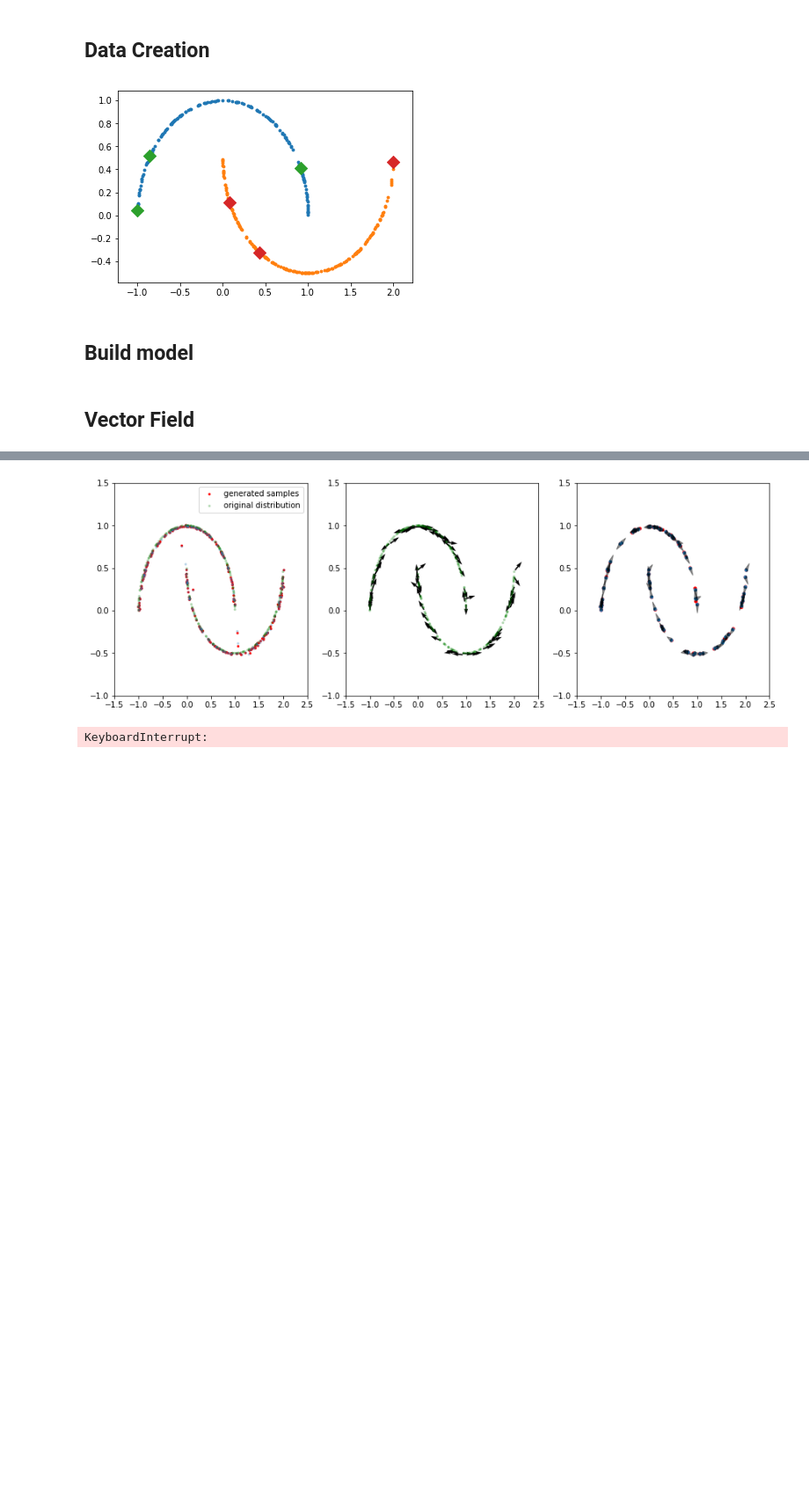
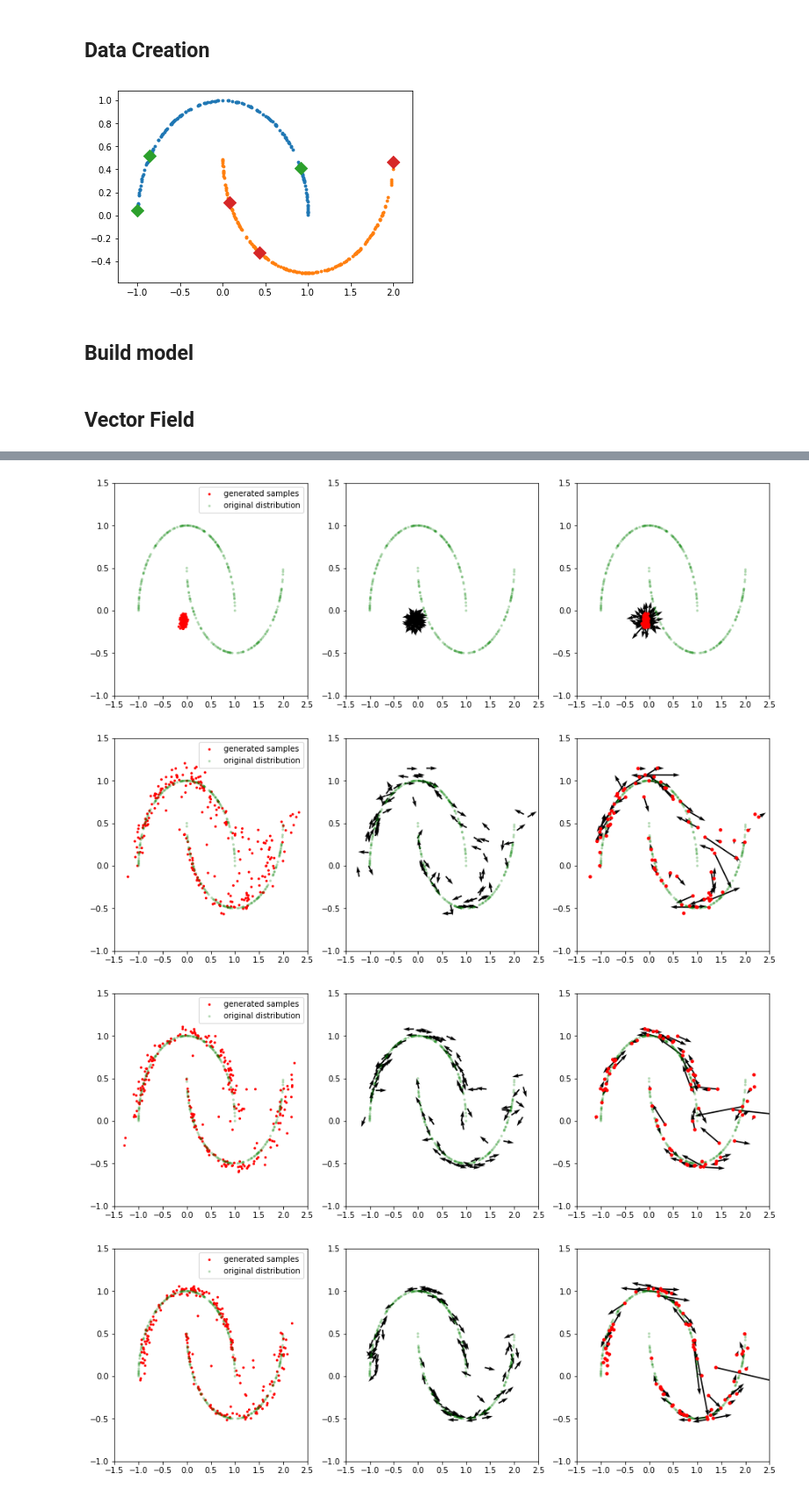
Before and after one commit to bruno-31/toy_ssl, a Jupyter notebook: gan-ssl.ipynb, the cells around one changed output, grey strips where cells are left out. Shown at 88% size. Drawn from its saved outputs; the diff is of its cells as text; code cells hidden in the pictures; blank space fills up the shorter version.

```diff
--- a/gan-ssl.ipynb
+++ b/gan-ssl.ipynb
@@ -52,7 +52,7 @@ params = dict(
     beta1=0.5,
     epoch=1200,
     epsilon=1e-8,
-    max_iter=20000,
+    max_iter=3000,
     viz_every=1000,
     z_dim=128,
     x_dim=2,
@@ -163,5 +163,9 @@ with tf.control_dependencies([g for (g, v) in apply_vec]):
 # %%
 perturb = tf.random_normal([params['batch_size'],params['z_dim']], mean=0, stddev=1)
 perturb = tf.nn.l2_normalize(perturb, dim=[1])
-z_pert = noise + 1e-1* perturb
+z_pert = noise + 1e-3* perturb
 samples_perturb = generator(z_pert, output_dim=params['x_dim'], reuse=True)
+
+#to get ops on a loaded meta graph
+samples_perturb = tf.identity(samples_perturb,name='sample_perturb')
+samples = tf.identity(samples,name='samples')
@@ -179,68 +183,43 @@ viz_every = params['viz_every']
 n_quiver = 80
 
 yy = np.vstack([sess.run(data) for _ in range(n_batches_viz)])
 
 for i in tqdm(range(params['max_iter']+1)):
     f, _= sess.run([[loss], train_op])
 
     fs.append(f)
     if (i) % viz_every == 0:
-        gen_samples, gen_samples_pert = sess.run([samples,samples_perturb])
-#         np_samples.append(gen_samples)
-#         gen_samples_pert = np.vstack([sess.run(samples_perturb) for _ in range(n_batches_viz)])
-#         np_samples.append(gen_samples_pert)
-#         xx, yy = sess.run([samples, data])
-
-        xx = gen_samples
-        zz = gen_samples_pert
-#         fig = plt.figure(figsize=(5,5))
-#         plt.scatter(xx[:, 0], xx[:, 1], edgecolor='none',s=10)
-#         plt.scatter(yy[:, 0], yy[:, 1], c='g', edgecolor='none',s=10)
-#         plt.scatter(zz[:, 0], zz[:, 1], edgecolor='none',s=15)
-#         plt.axis('off')
-#         plt.show()
-
-
+        xx, zz = sess.run([samples,samples_perturb])
         uu = zz - xx
         norm = np.linalg.norm(uu,axis=1,keepdims=1)
         uu_n = uu / (norm * np.ones([1,2]))
+
         fig = plt.figure(figsize=(15,5))
         plt.subplot(131)
         plt.scatter(xx[:, 0], xx[:, 1], edgecolor='none',s=10,c='r')
         plt.scatter(yy[:, 0], yy[:, 1], c='g', edgecolor='none',s=10,alpha = 0.3)
-        plt.scatter(zz[:, 0], zz[:, 1], edgecolor='none',s=10,alpha = 0.3)
+#         plt.scatter(zz[:, 0], zz[:, 1], edgecolor='none',s=10,alpha = 0.3)
         plt.xlim([-1.5,2.5]);plt.ylim([-1,1.5])
         plt.legend(['generated samples','original distribution'])
-#         plt.axis('off')
-#         print(uu_n)
+
         plt.subplot(132)
         plt.quiver(xx[:n_quiver, 0], xx[:n_quiver, 1],  uu_n[:n_quiver,0], uu_n[:n_quiver,1])
-#         plt.quiver(xx[:, 0], xx[:, 1],  np.ones_like(xx[:, 0]), np.ones_like(xx[:, 0]))
         plt.scatter(yy[:, 0], yy[:, 1], c='g', edgecolor='none',s=10,alpha = 0.3)
-
-
         plt.xlim([-1.5,2.5]);plt.ylim([-1,1.5])
-#         plt.axis('off')
-
-#         plt.subplot(133)
-#         plt.quiver(xx[:n_quiver, 0], xx[:n_quiver, 1],  uu[:n_quiver,0], uu[:n_quiver,1])
-#         plt.xlim([-1.5,2.5]);plt.ylim([-1,1.5])
-#         plt.scatter(yy[:, 0], yy[:, 1], c='g', edgecolor='none',s=10,alpha = 0.3)
-
-
 
         plt.subplot(133)
-#         plt.quiver(xx[:n_quiver, 0], xx[:n_quiver, 1],  uu[:n_quiver,0], uu[:n_quiver,1],alpha=0.4)
         plt.xlim([-1.5,2.5]);plt.ylim([-1,1.5])
+        plt.quiver(xx[:n_quiver, 0], xx[:n_quiver, 1],  uu[:n_quiver,0], uu[:n_quiver,1])
+        plt.scatter(yy[:, 0], yy[:, 1], c='g', edgecolor='none',s=10,alpha = 0.3)
         plt.scatter(xx[:n_quiver, 0], xx[:n_quiver, 1], edgecolor='none',s=20,c='r')
-        plt.scatter(zz[:n_quiver, 0], zz[:n_quiver, 1], edgecolor='none',s=20)
-#         plt.axis('off')
-#         for i in range(xx.shape[0]):
-        for i in range(n_quiver):
-            plt.arrow(xx[i,0], xx[i,1], uu[i,0], uu[i,1], head_width=0.05, head_length=0.1, fc='k', ec='k',alpha=0.4,color='r')
+#         plt.scatter(zz[:n_quiver, 0], zz[:n_quiver, 1], edgecolor='none',s=20)
+#         for i in range(n_quiver):
+#             plt.arrow(xx[i,0], xx[i,1], uu[i,0], uu[i,1], head_width=0.05, head_length=0.1, fc='k', ec='k',alpha=0.4,color='r')
 
         plt.show()
 # %% [output]
 [interactive output not drawn]
-[figure, old version]
+[figure, new version]
-KeyboardInterrupt:
+[figure, added]
+[figure, added]
+[figure, added]
```
Also changed, not shown: parts of 6 cells of this notebook, 2 other files.
